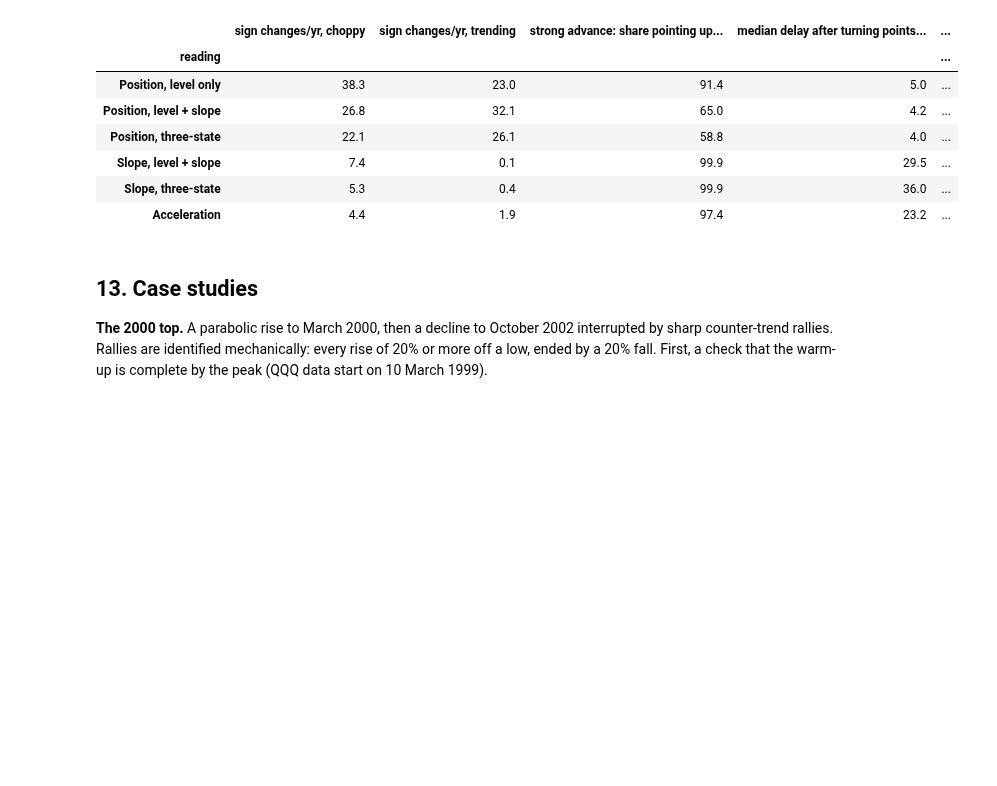
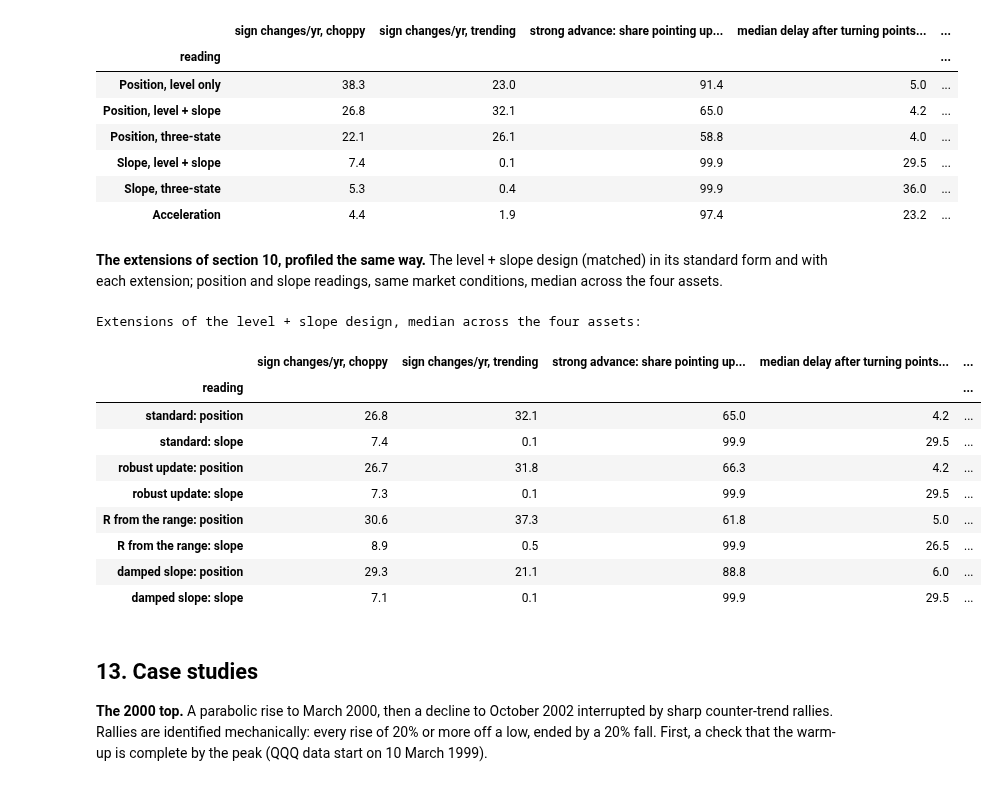
Before and after one commit to MaxGnesi/systematic-trading-notes, a Jupyter notebook: lectures/04-tracking-hidden-states/13_tracking_hidden_states.ipynb, the cells around one changed output. Saved outputs shown, nothing was run; the diff lists cells and outputs as text; code cells hidden in the pictures; blank space fills up the shorter version.

```diff
--- a/lectures/04-tracking-hidden-states/13_tracking_hidden_states.ipynb
+++ b/lectures/04-tracking-hidden-states/13_tracking_hidden_states.ipynb
@@ -733,12 +775,12 @@ def zigzag(series, threshold):
     return pts
 
 
-def profile(t):
-    yt = pd.Series(np.log(C[t].dropna().to_numpy()), index=C[t].dropna().index)
-    Xt = {k: run(yt.to_numpy(), k, R_MATCH[k])["states"] for k in (1, 2, 3)}
-    rd = pd.DataFrame({"Position, level only": np.sign(yt - Xt[1][:, 0]), "Position, level + slope": np.sign(yt - Xt[2][:, 0]),
-                       "Position, three-state": np.sign(yt - Xt[3][:, 0]), "Slope, level + slope": np.sign(Xt[2][:, 1]),
-                       "Slope, three-state": np.sign(Xt[3][:, 1]), "Acceleration": np.sign(Xt[3][:, 2])}, index=yt.index).iloc[300:]
+def log_series(t):
+    s = C[t].dropna()
+    return pd.Series(np.log(s.to_numpy()), index=s.index)
+
+
+def describe(rd, yt):
     yv = yt.loc[rd.index]
     er = (yv - yv.shift(63)).abs() / yv.diff().abs().rolling(63).sum()
     choppy, trending = er <= er.quantile(1 / 3), er >= er.quantile(2 / 3)
@@ -764,6 +806,15 @@ def profile(t):
     return pd.DataFrame(res).T, len(pts)
 
 
+def profile(t):
+    yt = log_series(t)
+    Xt = {k: run(yt.to_numpy(), k, R_MATCH[k])["states"] for k in (1, 2, 3)}
+    rd = pd.DataFrame({"Position, level only": np.sign(yt - Xt[1][:, 0]), "Position, level + slope": np.sign(yt - Xt[2][:, 0]),
+                       "Position, three-state": np.sign(yt - Xt[3][:, 0]), "Slope, level + slope": np.sign(Xt[2][:, 1]),
+                       "Slope, three-state": np.sign(Xt[3][:, 1]), "Acceleration": np.sign(Xt[3][:, 2])}, index=yt.index).iloc[300:]
+    return describe(rd, yt)
+
+
 profiles = {}
 for t in TICKERS:
     profiles[t], npts = profile(t)
@@ -804,6 +855,40 @@ Median across the four assets:
 | Slope, level + slope | 7.4 | 0.1 | 99.9 | 29.5 | ... |
 | Slope, three-state | 5.3 | 0.4 | 99.9 | 36.0 | ... |
 | Acceleration | 4.4 | 1.9 | 97.4 | 23.2 | ... |
+# %% [markdown]
+**The extensions of section 10, profiled the same way.** The level + slope design (matched) in its
+standard form and with each extension; position and slope readings, same market conditions, median
+across the four assets.
+# %%
+def ext_profile(t):
+    yt = log_series(t)
+    pk = parkinson(t).to_numpy()
+    pk = np.maximum(pk, np.nanquantile(pk[pk > 0], 0.01))
+    kws = {"standard": {}, "robust update": {"cap": 3.0}, "R from the range": {"r_series": R_MATCH[2] * pk / np.nanmean(pk)},
+           "damped slope": {"damping": 0.98}}
+    rd = {}
+    for nm, kw in kws.items():
+        Xs = run(yt.to_numpy(), 2, R_MATCH[2], **kw)["states"]
+        rd[f"{nm}: position"] = np.sign(yt.to_numpy() - Xs[:, 0])
+        rd[f"{nm}: slope"] = np.sign(Xs[:, 1])
+    return describe(pd.DataFrame(rd, index=yt.index).iloc[300:], yt)[0]
+
+
+ext = pd.concat({t: ext_profile(t) for t in TICKERS}, names=["asset", "reading"])
+print("Extensions of the level + slope design, median across the four assets:")
+display(ext.groupby(level="reading", sort=False).median().round(1))
+# %% [output]
+Extensions of the level + slope design, median across the four assets:
+|  | sign changes/yr, choppy | sign changes/yr, trending | strong advance: share pointing up... | median delay after turning points... | ... |
+| reading |  |  |  |  | ... |
+| standard: position | 26.8 | 32.1 | 65.0 | 4.2 | ... |
+| standard: slope | 7.4 | 0.1 | 99.9 | 29.5 | ... |
+| robust update: position | 26.7 | 31.8 | 66.3 | 4.2 | ... |
+| robust update: slope | 7.3 | 0.1 | 99.9 | 29.5 | ... |
+| R from the range: position | 30.6 | 37.3 | 61.8 | 5.0 | ... |
+| R from the range: slope | 8.9 | 0.5 | 99.9 | 26.5 | ... |
+| damped slope: position | 29.3 | 21.1 | 88.8 | 6.0 | ... |
+| damped slope: slope | 7.1 | 0.1 | 99.9 | 29.5 | ... |
 # %% [markdown]
 ## 13. Case studies
 
```
Also changed, not shown: parts of 7 cells of this notebook, 5 other files.
